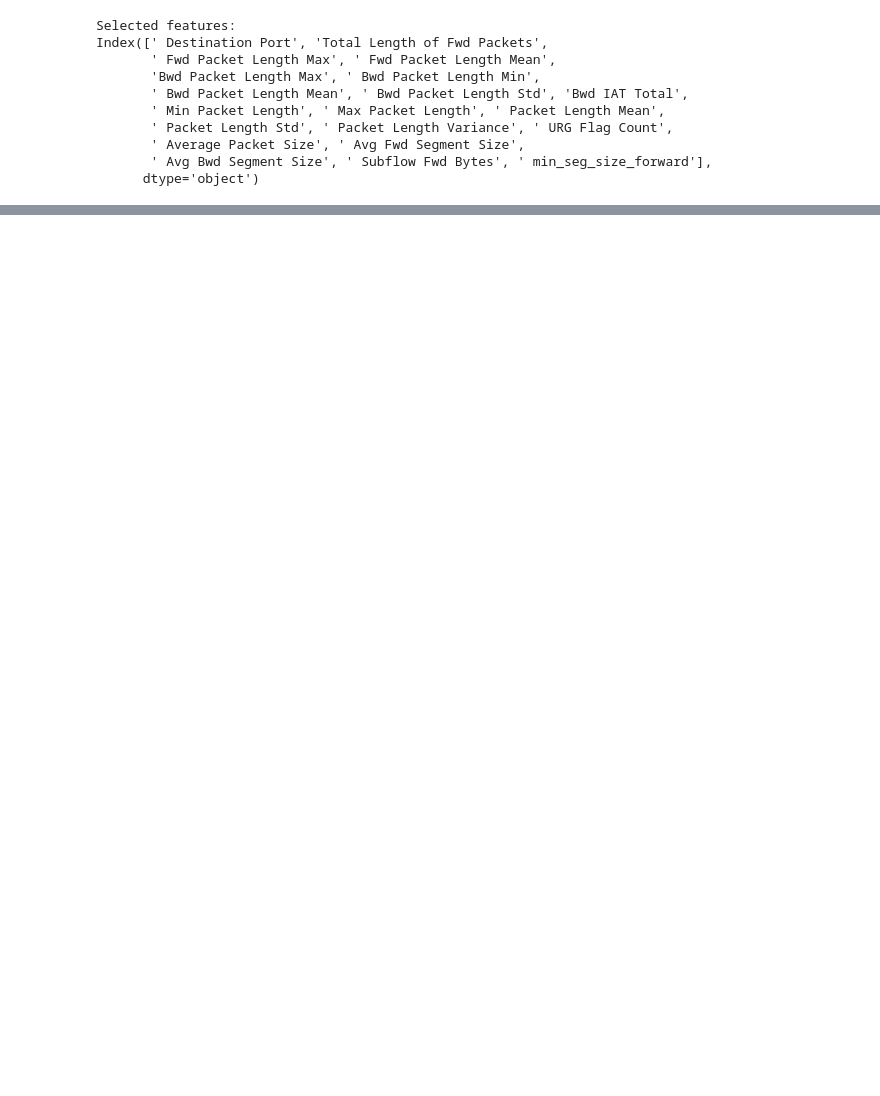
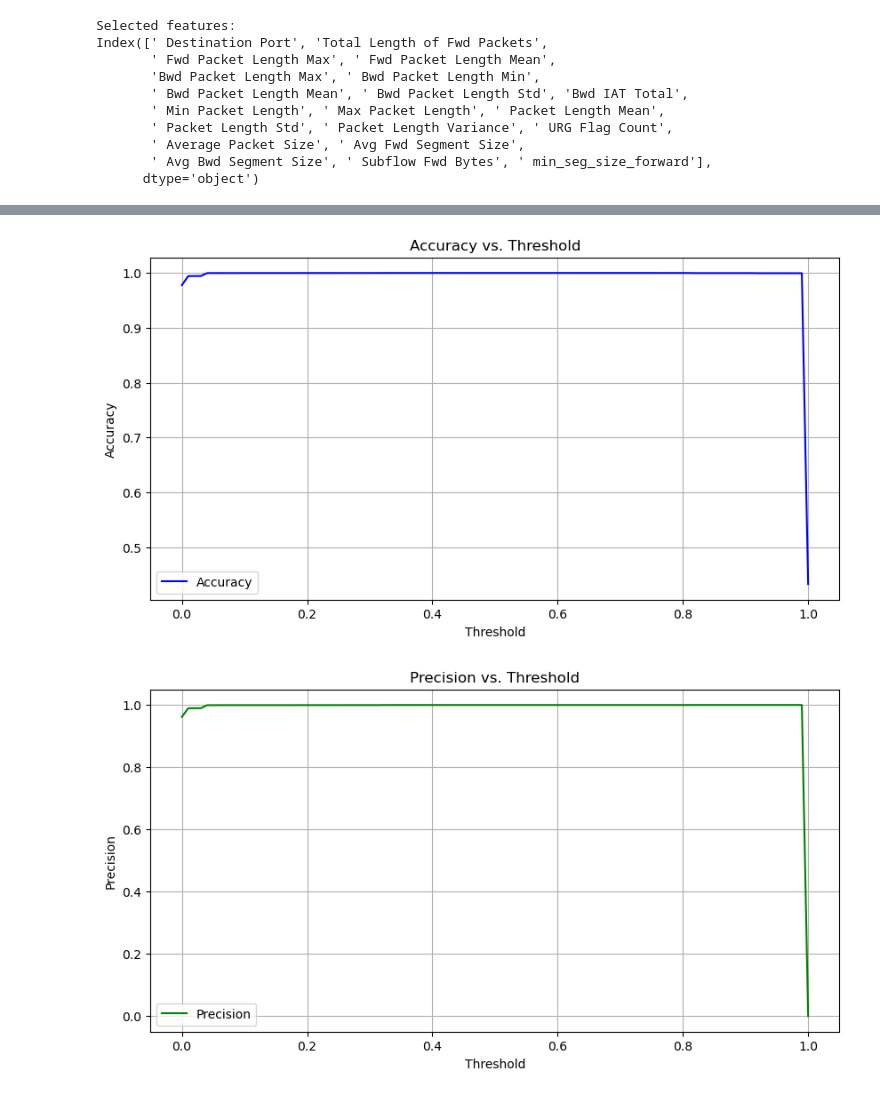
Before and after one commit to suchithkurra/HoneyPot_research_code, a Jupyter notebook: DDoS_Feature Selection.ipynb, the cells around one changed output, grey strips where cells are left out. Drawn from its saved outputs; the diff is of its cells as text; code cells hidden in the pictures; blank space fills up the shorter version.

```diff
--- a/DDoS_Feature Selection.ipynb
+++ b/DDoS_Feature Selection.ipynb
@@ -55,0 +111,52 @@ Index([' Destination Port', 'Total Length of Fwd Packets',
+# %%
+from sklearn.metrics import accuracy_score, precision_score, f1_score
+import numpy as np
+
+# Compute accuracy, precision, and f1-score for different thresholds
+thresholds = np.linspace(0, 1, 100)
+accuracies = []
+precisions = []
+f1_scores = []
+
+for threshold in thresholds:
+    y_pred_thresholded = (y_prob > threshold).astype(int)
+    accuracies.append(accuracy_score(y_test, y_pred_thresholded))
+    precisions.append(precision_score(y_test, y_pred_thresholded))
+    f1_scores.append(f1_score(y_test, y_pred_thresholded))
+
+
+# print('accuracies: ' + accuracy_score)
+# print('precision: ' + precisions)
+# print('F1: ' + accuracies)
+# Plot accuracy
+plt.figure(figsize=(10, 5))
+plt.plot(thresholds, accuracies, label='Accuracy', color='blue')
+plt.xlabel('Threshold')
+plt.ylabel('Accuracy')
+plt.title('Accuracy vs. Threshold')
+plt.legend()
+plt.grid(True)
+plt.show()
+
+# Plot precision
+plt.figure(figsize=(10, 5))
+plt.plot(thresholds, precisions, label='Precision', color='green')
+plt.xlabel('Threshold')
+plt.ylabel('Precision')
+plt.title('Precision vs. Threshold')
+plt.legend()
+plt.grid(True)
+plt.show()
+
+# Plot F1-score
+plt.figure(figsize=(10, 5))
+plt.plot(thresholds, f1_scores, label='F1-score', color='red')
+plt.xlabel('Threshold')
+plt.ylabel('F1-score')
+plt.title('F1-score vs. Threshold')
+plt.legend()
+plt.grid(True)
+plt.show()
+# %% [output]
+[figure, added]
+[figure, added]
```
Also changed, not shown: parts of 11 cells of this notebook, 9 other files.
